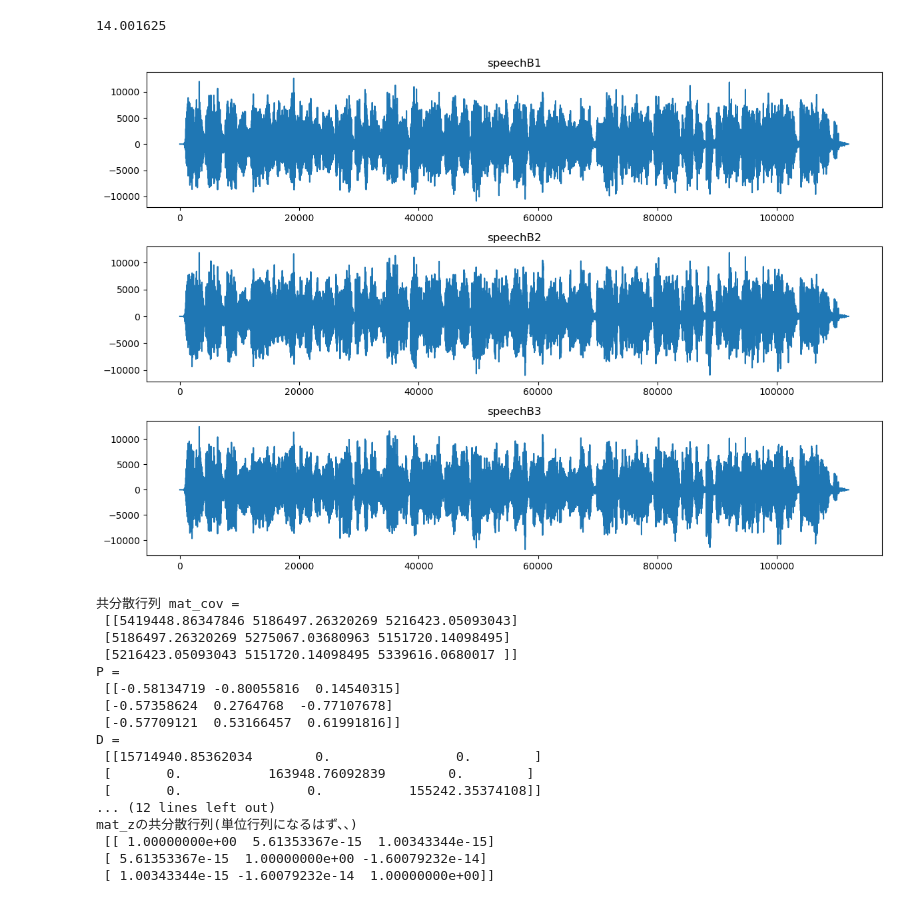
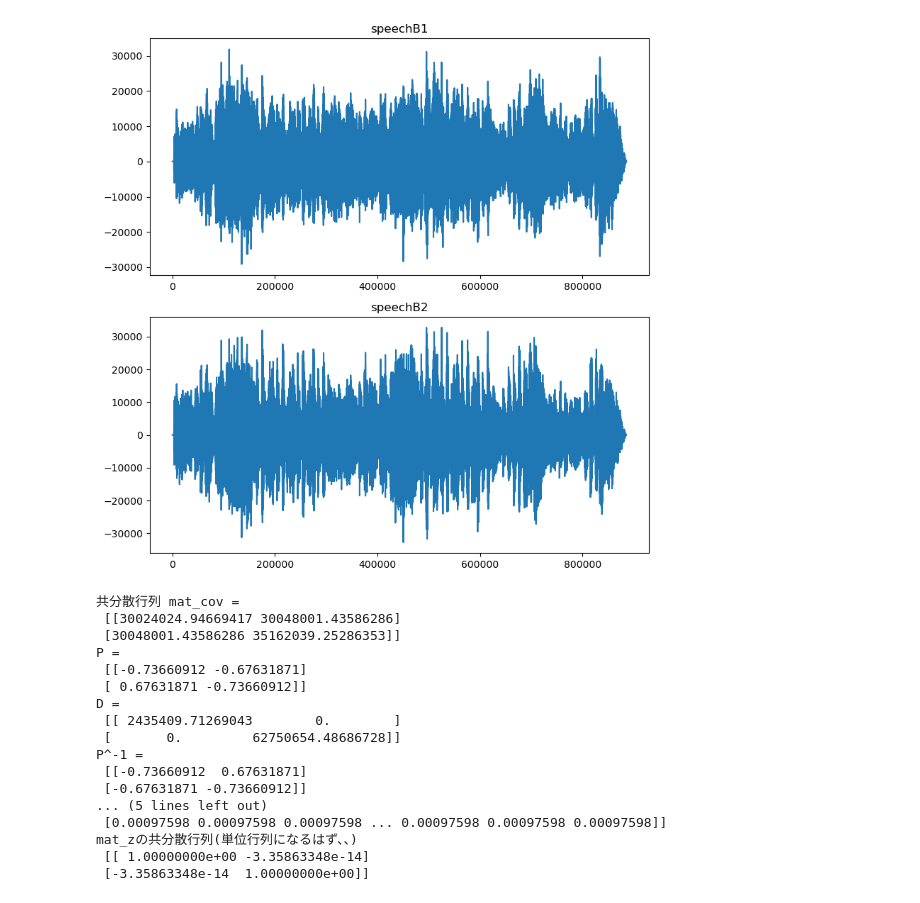
Before and after one commit to lyrico-12/ICA_report, a Jupyter notebook: kadai2/main.ipynb, the cells around one changed output. Cells and saved outputs as stored; diff of their text form; code cells hidden in the pictures.

```diff
--- a/kadai2/main.ipynb
+++ b/kadai2/main.ipynb
@@ -8,40 +5,30 @@ import math
 from scipy.io import wavfile
 # %%
 # 観測データを読み込む
-sample_rate1, data1 = wavfile.read("speechB1.wav")
-sample_rate2, data2 = wavfile.read("speechB2.wav")
-sample_rate3, data3 = wavfile.read("speechB3.wav")
+sample_rate1, data1 = wavfile.read("music1.wav")
+sample_rate2, data2 = wavfile.read("music2.wav")
-# %%
-duration = data1.shape[0] / sample_rate1 # 秒
-print(duration)
-# %% [output]
-14.001625
 # %%
 # 観測データを表示してみる
-plt.figure(figsize=(12, 8))
+plt.figure(figsize=(8, 8))
 
-plt.subplot(3, 1, 1)
+plt.subplot(2, 1, 1)
 plt.title("speechB1")
 plt.plot(data1)
 
-plt.subplot(3, 1, 2)
+plt.subplot(2, 1, 2)
 plt.title("speechB2")
 plt.plot(data2)
 
-plt.subplot(3, 1, 3)
-plt.title("speechB3")
-plt.plot(data3)
-
 plt.tight_layout()
 plt.show()
 # %% [output]
-[figure, old version]
+[figure, new version]
 # %%
 # サンプル数
 n = data1.shape[0]
 
 # 観測データ
-mat_x= np.stack((data1, data2, data3)).reshape(3, -1)
+mat_x= np.stack((data1, data2)).reshape(2, -1)
 mat_x = np.asmatrix(mat_x)
 
 # 平均が0になるように調整
@@ -72,22 +59,22 @@ print("mat_z = \n", mat_z)
 print("mat_zの共分散行列(単位行列になるはず、、)\n", np.matmul(mat_z, mat_z.T) / n)
 # %% [output]
 共分散行列 mat_cov =
- [[5419448.86347846 5186497.26320269 5216423.05093043]
- [5186497.26320269 5275067.03680963 5151720.14098495]
- [5216423.05093043 5151720.14098495 5339616.0680017 ]]
+ [[30024024.94669417 30048001.43586286]
+ [30048001.43586286 35162039.25286353]]
 P =
- [[-0.58134719 -0.80055816  0.14540315]
- [-0.57358624  0.2764768  -0.77107678]
- [-0.57709121  0.53166457  0.61991816]]
+ [[-0.73660912 -0.67631871]
+ [ 0.67631871 -0.73660912]]
 D =
- [[15714940.85362034        0.                0.        ]
- [       0.           163948.76092839        0.        ]
- [       0.                0.           155242.35374108]]
-... (12 lines left out)
+ [[ 2435409.71269043        0.        ]
+ [       0.         62750654.48686728]]
+P^-1 =
+ [[-0.73660912  0.67631871]
+ [-0.67631871 -0.73660912]]
+... (5 lines left out)
+ [0.00097598 0.00097598 0.00097598 ... 0.00097598 0.00097598 0.00097598]]
 mat_zの共分散行列(単位行列になるはず、、)
- [[ 1.00000000e+00  5.61353367e-15  1.00343344e-15]
- [ 5.61353367e-15  1.00000000e+00 -1.60079232e-14]
- [ 1.00343344e-15 -1.60079232e-14  1.00000000e+00]]
+ [[ 1.00000000e+00 -3.35863348e-14]
+ [-3.35863348e-14  1.00000000e+00]]
 # %%
 #　Independent Component Analysis
 def ica(seed):
```
Also changed, not shown: parts of 6 cells of this notebook, 11 other files.
